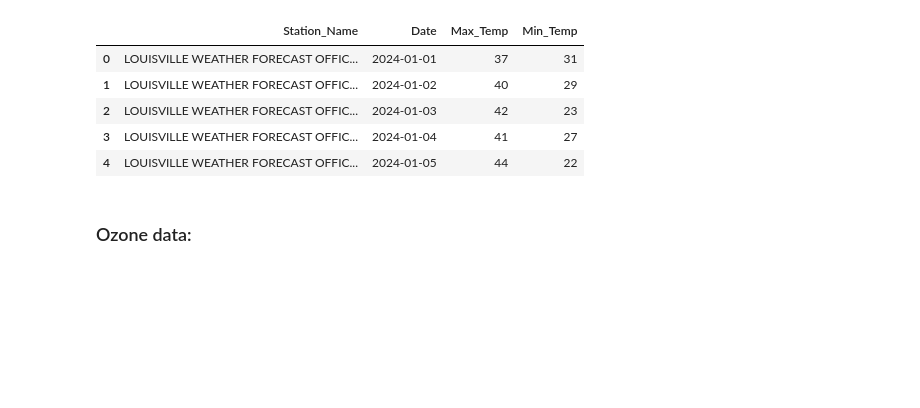
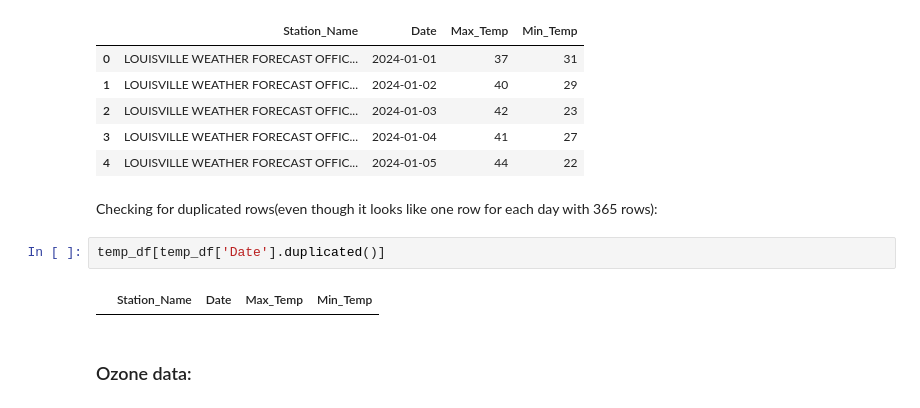
Before and after one commit to JBHines/HUD_data, a Jupyter notebook: angela/initial_sprint.ipynb, the cells around one changed output. Drawn from its saved outputs; the diff is of its cells as text; blank space fills up the shorter version.

```diff
--- a/angela/initial_sprint.ipynb
+++ b/angela/initial_sprint.ipynb
@@ -119,6 +119,12 @@ temp_df.head()
 | 2 | LOUISVILLE WEATHER FORECAST OFFIC... | 2024-01-03 | 42 | 23 |
 | 3 | LOUISVILLE WEATHER FORECAST OFFIC... | 2024-01-04 | 41 | 27 |
 | 4 | LOUISVILLE WEATHER FORECAST OFFIC... | 2024-01-05 | 44 | 22 |
+# %% [markdown]
+Checking for duplicated rows(even though it looks like one row for each day with 365 rows):
+# %%
+temp_df[temp_df['Date'].duplicated()]
+# %% [output]
+|  | Station_Name | Date | Max_Temp | Min_Temp |
 # %% [markdown]
 ### Ozone data:
 # %% [markdown]
```
Also changed, not shown: parts of 5 cells of this notebook.
